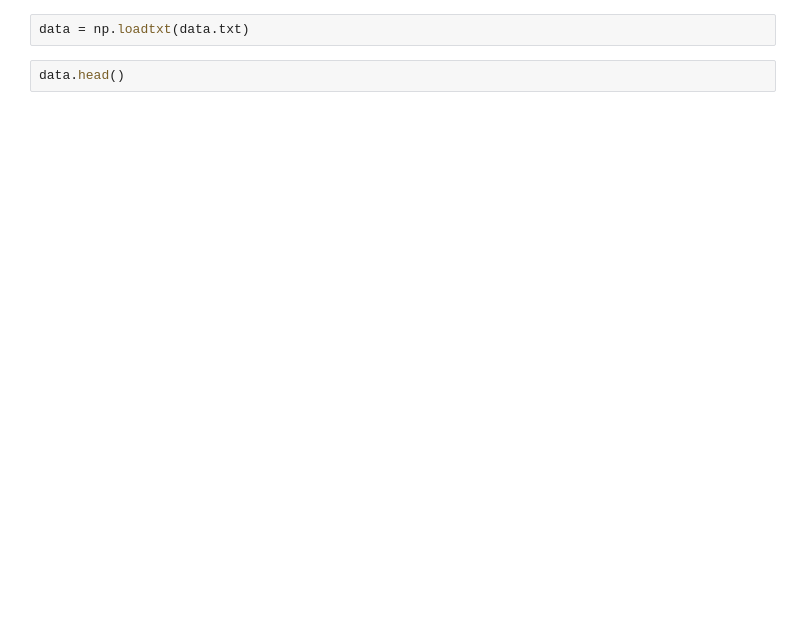
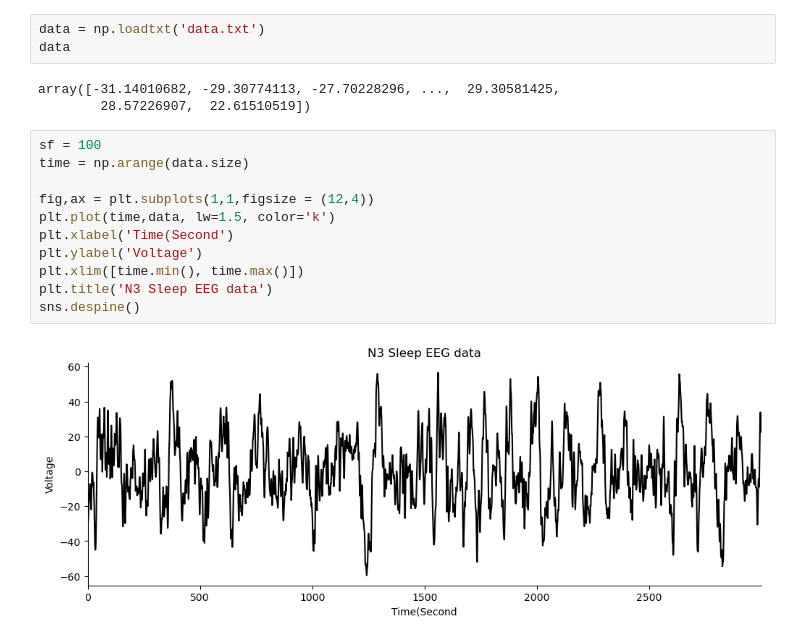
Before and after one commit to Adizarekar/Projects, a Jupyter notebook: eeg.ipynb, the cells around one changed output. Drawn from its saved outputs; the diff is of its cells as text; blank space fills up the shorter version.

```diff
--- a/eeg.ipynb
+++ b/eeg.ipynb
@@ -8,4 +6,19 @@ ModuleNotFoundError: No module named 'pandas'
 # %%
-data = np.loadtxt(data.txt)
+data = np.loadtxt('data.txt')
+data
+# %% [output]
+array([-31.14010682, -29.30774113, -27.70228296, ...,  29.30581425,
+        28.57226907,  22.61510519])
-# %%
-data.head()
+# %%
+sf = 100
+time = np.arange(data.size)
+
+fig,ax = plt.subplots(1,1,figsize = (12,4))
+plt.plot(time,data, lw=1.5, color='k')
+plt.xlabel('Time(Second')
+plt.ylabel('Voltage')
+plt.xlim([time.min(), time.max()])
+plt.title('N3 Sleep EEG data')
+sns.despine()
+# %% [output]
+[figure, added]
```
Also changed, not shown: parts of 7 cells of this notebook.
